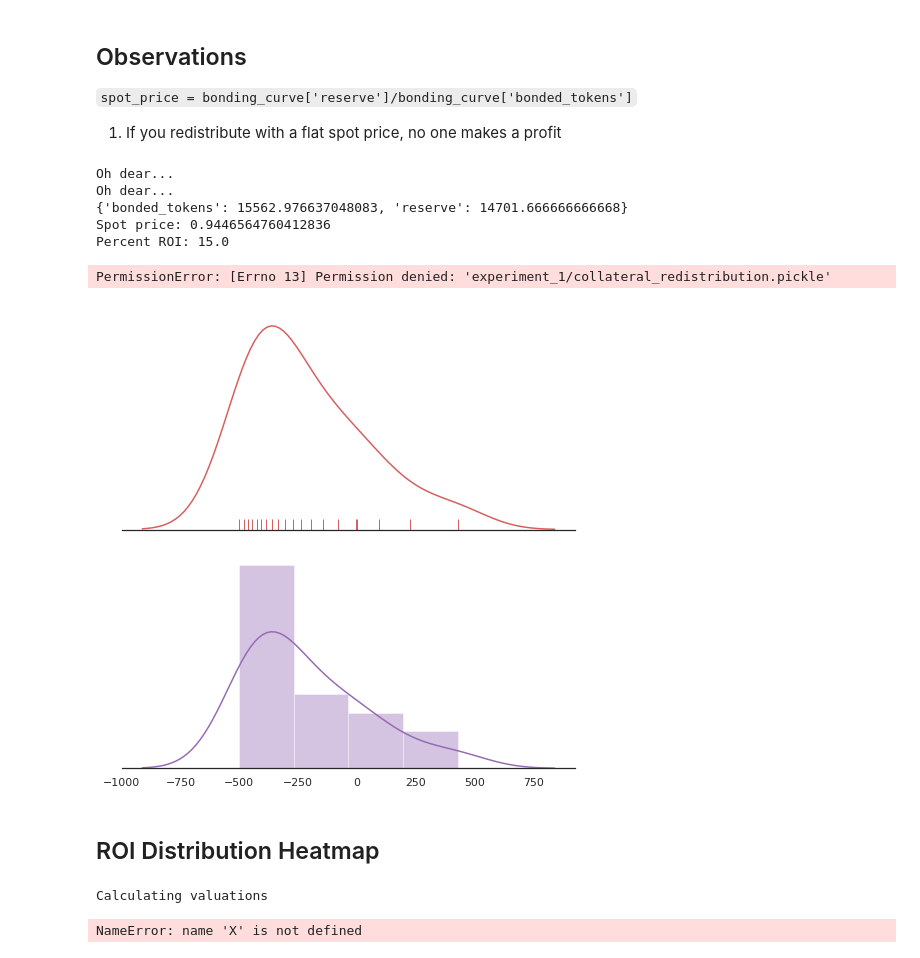
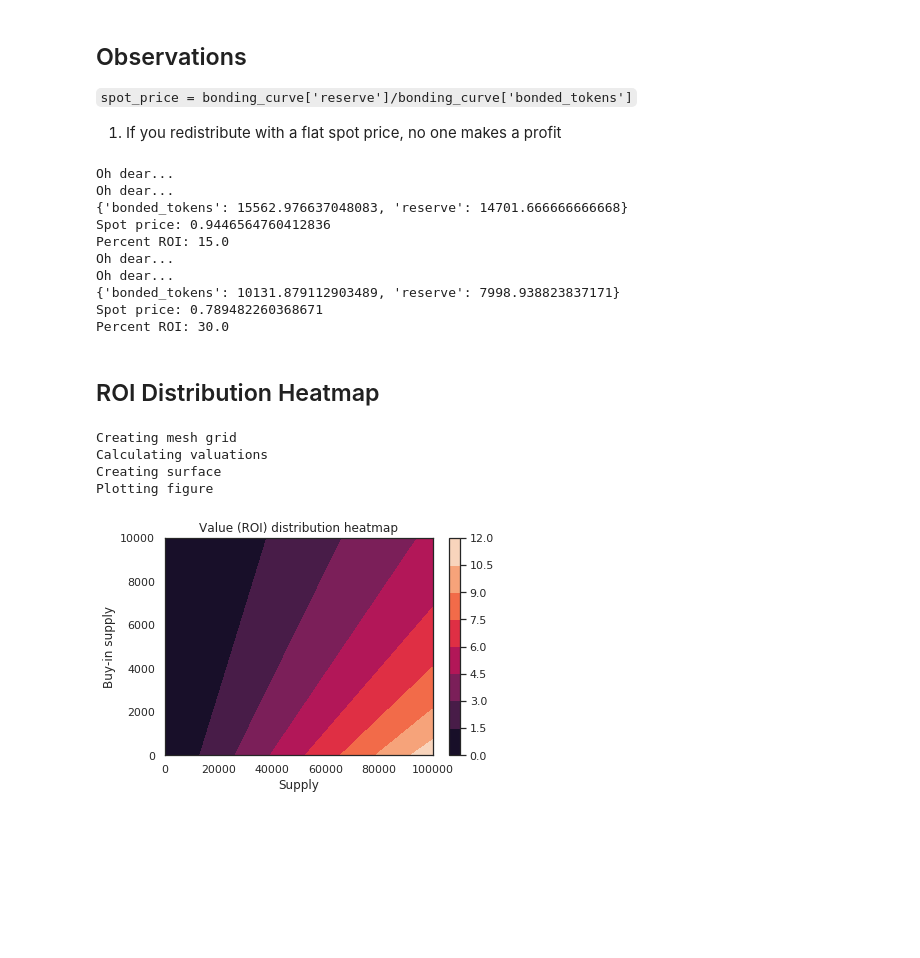
Before and after one commit to BenSchZA/system-modelling-scratchpad, a Jupyter notebook: jupyter-lab-environment/workspace/molecule-alpha.ipynb, the cells around one changed output. Cells and saved outputs as stored; diff of their text form; code cells hidden in the pictures; blank space fills up the shorter version.

```diff
--- a/jupyter-lab-environment/workspace/molecule-alpha.ipynb
+++ b/jupyter-lab-environment/workspace/molecule-alpha.ipynb
@@ -117,7 +117,7 @@ Pretty printing has been turned OFF
 projects = 1
 max_investors_per_project = 20
 
-default_gradient = 1/17_500.0
+default_gradient = 1/20_000.0
 default_shift = 0.5
 
 blocks_per_year = 2102400
@@ -135,7 +135,7 @@ sigmoid_slope = 1/20
 # Bonding curves
 #####################################################################
 def linear(x):
-    m = 1/17_500.0
+    m = 1/20_000.0
     c = 0.5
     return np.multiply(m, x) + c
 
@@ -837,25 +829,29 @@ Oh dear...
 {'bonded_tokens': 15562.976637048083, 'reserve': 14701.666666666668}
 Spot price: 0.9446564760412836
 Percent ROI: 15.0
+Oh dear...
+Oh dear...
+{'bonded_tokens': 10131.879112903489, 'reserve': 7998.938823837171}
+Spot price: 0.789482260368671
+Percent ROI: 30.0
-PermissionError: [Errno 13] Permission denied: 'experiment_1/collateral_redistribution.pickle'
-[figure, removed]
 # %% [markdown]
 ## ROI Distribution Heatmap
 # %%
+print("Creating mesh grid")
+
+s = np.linspace(0, 100000, 100)
+p = np.linspace(0, 10000, 100)
+
+X, Y = np.meshgrid(s, p)
+
 print("Calculating valuations")
-
-gradient = 1/17_500
-b = 0.5
-
-# gradient = 1/2000
-# b = 0
 
 buy_in = 1 # dai
 
 def valuation(current_supply, buy_in_supply):
-    token_reward = collateral_to_token_selling(buy_in, buy_in_supply, gradient)
-    pool_balance = curve_integral(current_supply, gradient)
-    valuation = reward_for_burn(token_reward, current_supply, pool_balance, gradient)
+    token_reward = collateral_to_token_selling(buy_in, buy_in_supply)
+    pool_balance = integral_function(current_supply)
+    valuation = reward_for_burn(token_reward, current_supply, pool_balance)
     return max(0, (valuation - buy_in)/buy_in)
 
 np_func = np.frompyfunc(valuation, 2, 1)
@@ -878,34 +874,34 @@ layout = go.Layout(
             backgroundcolor='rgb(230, 230,230)'
         ),
         yaxis=dict(
             title='Buy-in supply',
             gridcolor='rgb(255, 255, 255)',
             zerolinecolor='rgb(255, 255, 255)',
             showbackground=True,
             backgroundcolor='rgb(230, 230,230)'
         ),
         zaxis=dict(
             title='ROI %',
             gridcolor='rgb(255, 255, 255)',
             zerolinecolor='rgb(255, 255, 255)',
             showbackground=True,
             backgroundcolor='rgb(230, 230,230)'
         )
     )
 )
 
 print("Plotting figure")
 
-# fig = go.Figure(data=data, layout=layout)
-# py.iplot(fig, filename='valuation_plot')
-
 plt.contourf(X,Y,Z)
 plt.colorbar()
 plt.title('Value (ROI) distribution heatmap')
 plt.xlabel('Supply')
 plt.ylabel('Buy-in supply')
 plt.savefig('Value (ROI) distribution heatmap.png')
 plt.show()
 # %% [output]
+Creating mesh grid
 Calculating valuations
+Creating surface
+Plotting figure
-NameError: name 'X' is not defined
+[figure, added]
```
Also changed, not shown: parts of 5 cells of this notebook, 2 other files.
